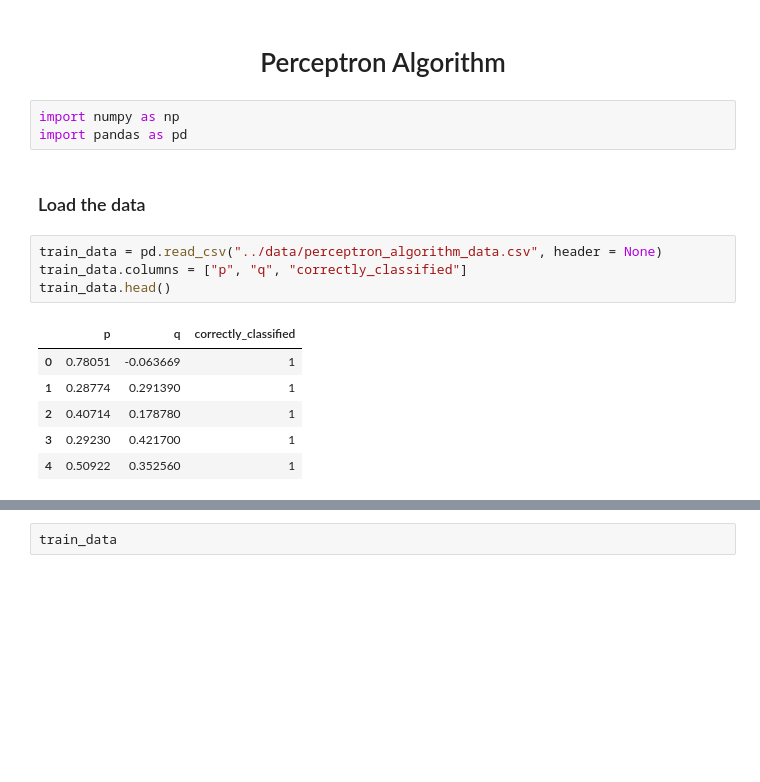
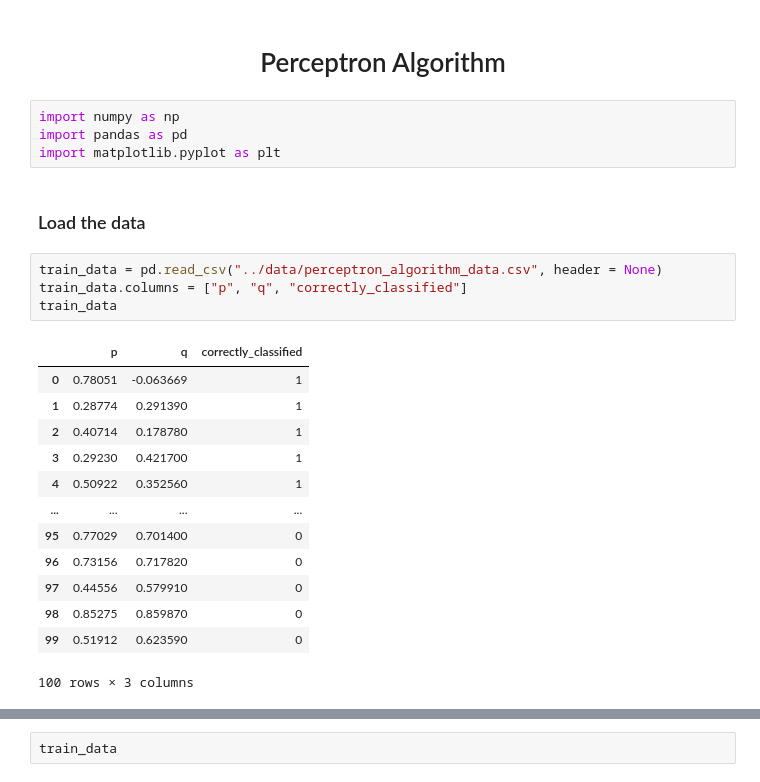
Before and after one commit to aydangasimova/udacity_ml_with_pytorch, a Jupyter notebook: Supervised_learning/notebooks/perceptron_algorithm_exercise.ipynb, the cells around one changed output, grey strips where cells are left out. Saved outputs shown, nothing was run; the diff lists cells and outputs as text; blank space fills up the shorter version.

```diff
--- a/Supervised_learning/notebooks/perceptron_algorithm_exercise.ipynb
+++ b/Supervised_learning/notebooks/perceptron_algorithm_exercise.ipynb
@@ -3,19 +3,27 @@
 # %%
 import numpy as np
 import pandas as pd
+import matplotlib.pyplot as plt
 # %% [markdown]
 ### Load the data
 # %%
 train_data = pd.read_csv("../data/perceptron_algorithm_data.csv", header = None)
 train_data.columns = ["p", "q", "correctly_classified"]
-train_data.head()
+train_data
 # %% [output]
 |  | p | q | correctly_classified |
 | 0 | 0.78051 | -0.063669 | 1 |
 | 1 | 0.28774 | 0.291390 | 1 |
 | 2 | 0.40714 | 0.178780 | 1 |
 | 3 | 0.29230 | 0.421700 | 1 |
 | 4 | 0.50922 | 0.352560 | 1 |
+| ... | ... | ... | ... |
+| 95 | 0.77029 | 0.701400 | 0 |
+| 96 | 0.73156 | 0.717820 | 0 |
+| 97 | 0.44556 | 0.579910 | 0 |
+| 98 | 0.85275 | 0.859870 | 0 |
+| 99 | 0.51912 | 0.623590 | 0 |
+100 rows × 3 columns
 # %%
 train_data[train_data["correctly_classified"]==0]
 # %% [output]
```
Also changed, not shown: parts of 24 cells of this notebook.
